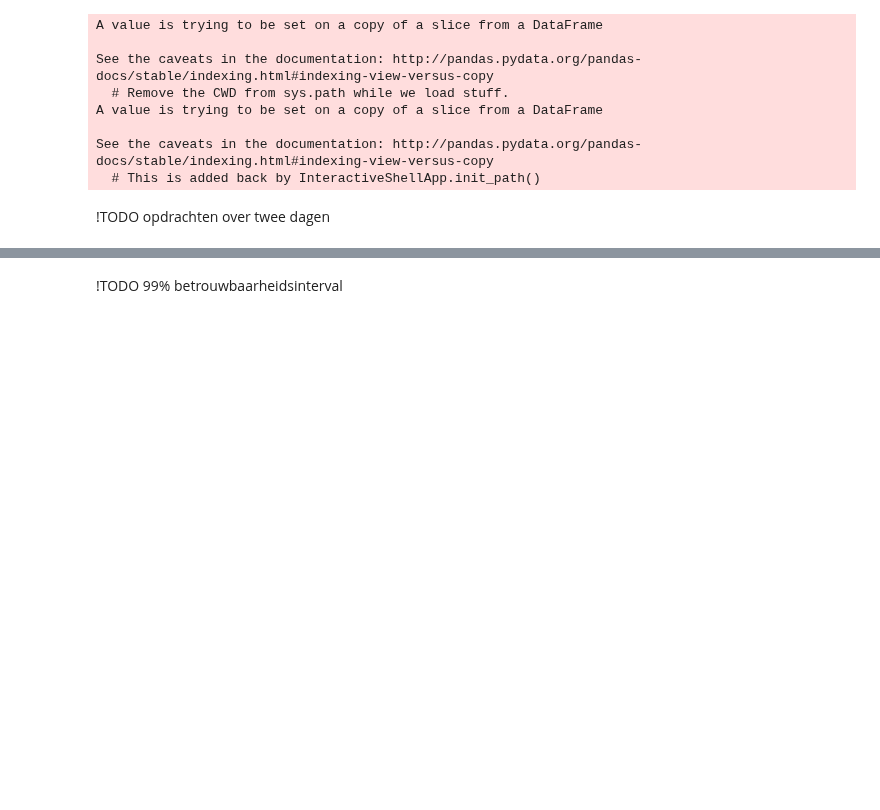
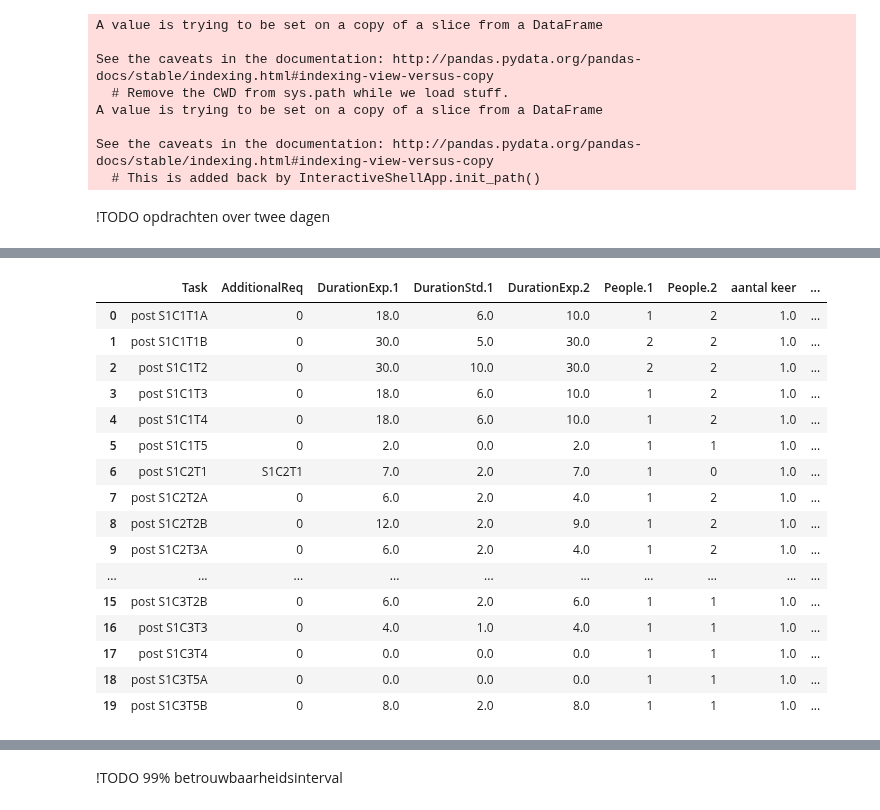
Before and after one commit to Robbertvld/Modelleren, a Jupyter notebook: Verslag.ipynb, the cells around one changed output, grey strips where cells are left out. Cells and saved outputs as stored; diff of their text form; code cells hidden in the pictures; blank space fills up the shorter version.

```diff
--- a/Verslag.ipynb
+++ b/Verslag.ipynb
@@ -391,10 +103,3 @@ dfRoosterKamer = dfRoosterKamer[cols]
-# %%
-a = [7]*(len(dfRooster.iloc[1, :])-1)
-a.insert(0,'urenTeGaan')
-
-b = dfRooster.columns.tolist()
-new_row = pd.DataFrame(a).T
-new_row.columns = b
-
-dfRooster = pd.concat([new_row, dfRooster]).reset_index(drop = True)
-StandaardRooster = dfRooster
+# %%
+StandaardRooster = Dataframe.RoosterCrew(dfCrew)
+dfRoosterKamer = Dataframe.RoosterKamer(dfRooms)
@@ -401,6 +114,6 @@ StandaardRooster = dfRooster
 # %%
 # inplannen stand-up op dinsdagochtend
-dfRoosterDinsdag = copy.deepcopy(dfRooster)
+dfRoosterDinsdag = copy.deepcopy(StandaardRooster)
 dfRoosterDinsdag.iloc[1:7,1:14] = "weekly stand-up"
 dfRoosterDinsdag.iloc[0,1:14] = 4
 
@@ -464,0 +150,2 @@ def CombinatieLijst(lijst1, lijst2):
+# %%
+dfSprintAddprep, dfSprintAddpost = Importeer.AdditionalTasks(SPRINT)
@@ -638,4 +482,24 @@ dfSprint1.iloc[:,[0,20,21,22,23,27,28,29,30,31]]
 | 18 | S1C2T5 | 1.0 | 6.0 | 1.0 | 1.0 | 1.0 | True | no | ... |
 | 19 | S1C3T4 | 1.0 | 2.0 | 1.0 | 2.0 | 1.0 | True | no | ... |
+# %%
+dfSprintAddpost.iloc[:,[0,20,21,22,23,27,28,31,32,33,34]]
+# %% [output]
+|  | Task | AdditionalReq | DurationExp.1 | DurationStd.1 | DurationExp.2 | People.1 | People.2 | aantal keer | ... |
+| 0 | post S1C1T1A | 0 | 18.0 | 6.0 | 10.0 | 1 | 2 | 1.0 | ... |
+| 1 | post S1C1T1B | 0 | 30.0 | 5.0 | 30.0 | 2 | 2 | 1.0 | ... |
+| 2 | post S1C1T2 | 0 | 30.0 | 10.0 | 30.0 | 2 | 2 | 1.0 | ... |
+| 3 | post S1C1T3 | 0 | 18.0 | 6.0 | 10.0 | 1 | 2 | 1.0 | ... |
+| 4 | post S1C1T4 | 0 | 18.0 | 6.0 | 10.0 | 1 | 2 | 1.0 | ... |
+| 5 | post S1C1T5 | 0 | 2.0 | 0.0 | 2.0 | 1 | 1 | 1.0 | ... |
+| 6 | post S1C2T1 | S1C2T1 | 7.0 | 2.0 | 7.0 | 1 | 0 | 1.0 | ... |
+| 7 | post S1C2T2A | 0 | 6.0 | 2.0 | 4.0 | 1 | 2 | 1.0 | ... |
+| 8 | post S1C2T2B | 0 | 12.0 | 2.0 | 9.0 | 1 | 2 | 1.0 | ... |
+| 9 | post S1C2T3A | 0 | 6.0 | 2.0 | 4.0 | 1 | 2 | 1.0 | ... |
+| ... | ... | ... | ... | ... | ... | ... | ... | ... | ... |
+| 15 | post S1C3T2B | 0 | 6.0 | 2.0 | 6.0 | 1 | 1 | 1.0 | ... |
+| 16 | post S1C3T3 | 0 | 4.0 | 1.0 | 4.0 | 1 | 1 | 1.0 | ... |
+| 17 | post S1C3T4 | 0 | 0.0 | 0.0 | 0.0 | 1 | 1 | 1.0 | ... |
+| 18 | post S1C3T5A | 0 | 0.0 | 0.0 | 0.0 | 1 | 1 | 1.0 | ... |
+| 19 | post S1C3T5B | 0 | 8.0 | 2.0 | 8.0 | 1 | 1 | 1.0 | ... |
 # %%
 dfKalenderCrew.iloc[0,:].DagRooster.dfRooster
```
Also changed, not shown: parts of 71 cells of this notebook, 10 other files.
